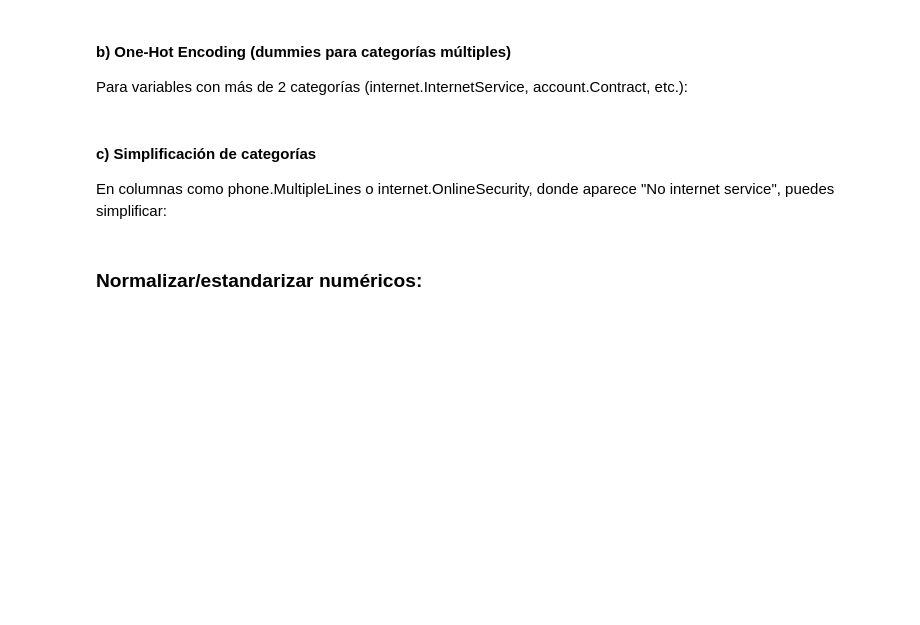
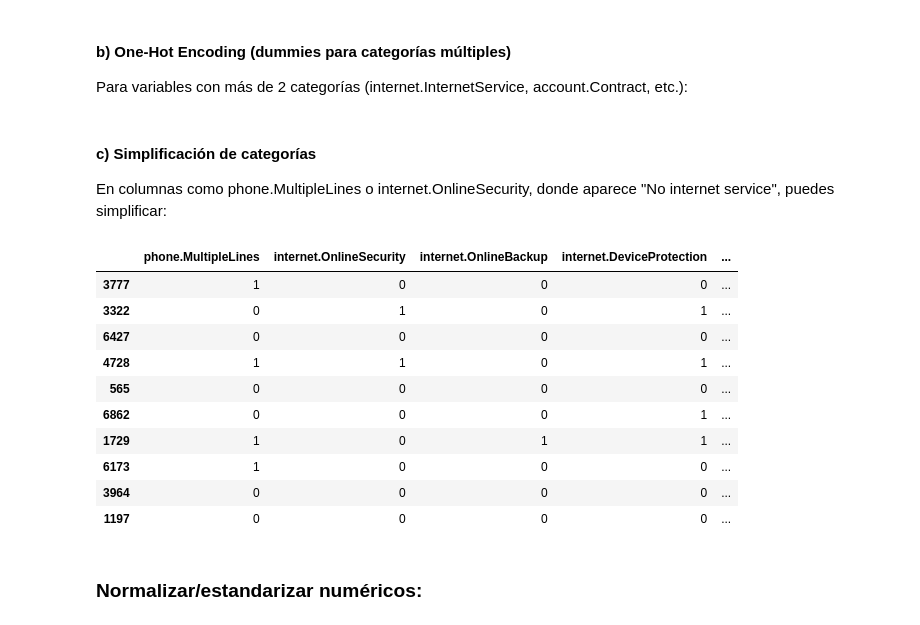
Before and after one commit to AndGz912/TelecomX_Parte2, a Jupyter notebook: TelecomX_Parte2.ipynb, the cells around one changed output. Saved outputs shown, nothing was run; the diff lists cells and outputs as text; code cells hidden in the pictures; blank space fills up the shorter version.

```diff
--- a/TelecomX_Parte2.ipynb
+++ b/TelecomX_Parte2.ipynb
@@ -133,6 +133,31 @@ for col in cols_internet:
     datos[col] = datos[col].replace({"No internet service": "No"})
 
 datos["phone.MultipleLines"] = datos["phone.MultipleLines"].replace({"No phone service": "No"})
+# %%
+columnas_objeto = ['phone.MultipleLines',
+'internet.OnlineSecurity',
+'internet.OnlineBackup',
+'internet.DeviceProtection',
+'internet.TechSupport',
+'internet.StreamingTV',
+'internet.StreamingMovies']
+
+for columna in columnas_objeto:
+    datos[columna] = datos[columna].replace({"Yes": 1, "No": 0})
+# %%
+datos[columnas_objeto].sample(10)
+# %% [output]
+|  | phone.MultipleLines | internet.OnlineSecurity | internet.OnlineBackup | internet.DeviceProtection | ... |
+| 3777 | 1 | 0 | 0 | 0 | ... |
+| 3322 | 0 | 1 | 0 | 1 | ... |
+| 6427 | 0 | 0 | 0 | 0 | ... |
+| 4728 | 1 | 1 | 0 | 1 | ... |
+| 565 | 0 | 0 | 0 | 0 | ... |
+| 6862 | 0 | 0 | 0 | 1 | ... |
+| 1729 | 1 | 0 | 1 | 1 | ... |
+| 6173 | 1 | 0 | 0 | 0 | ... |
+| 3964 | 0 | 0 | 0 | 0 | ... |
+| 1197 | 0 | 0 | 0 | 0 | ... |
 # %% [markdown]
 ### Normalizar/estandarizar numéricos:
 # %%
```
Also changed, not shown: parts of 5 cells of this notebook.
